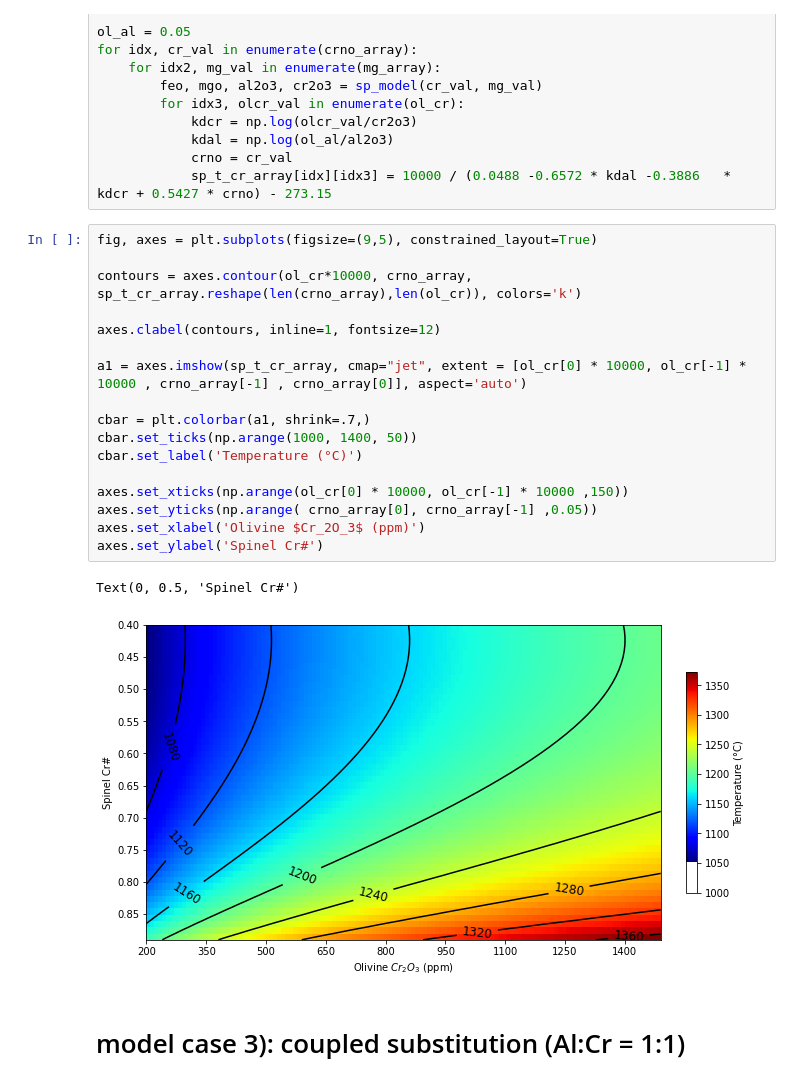
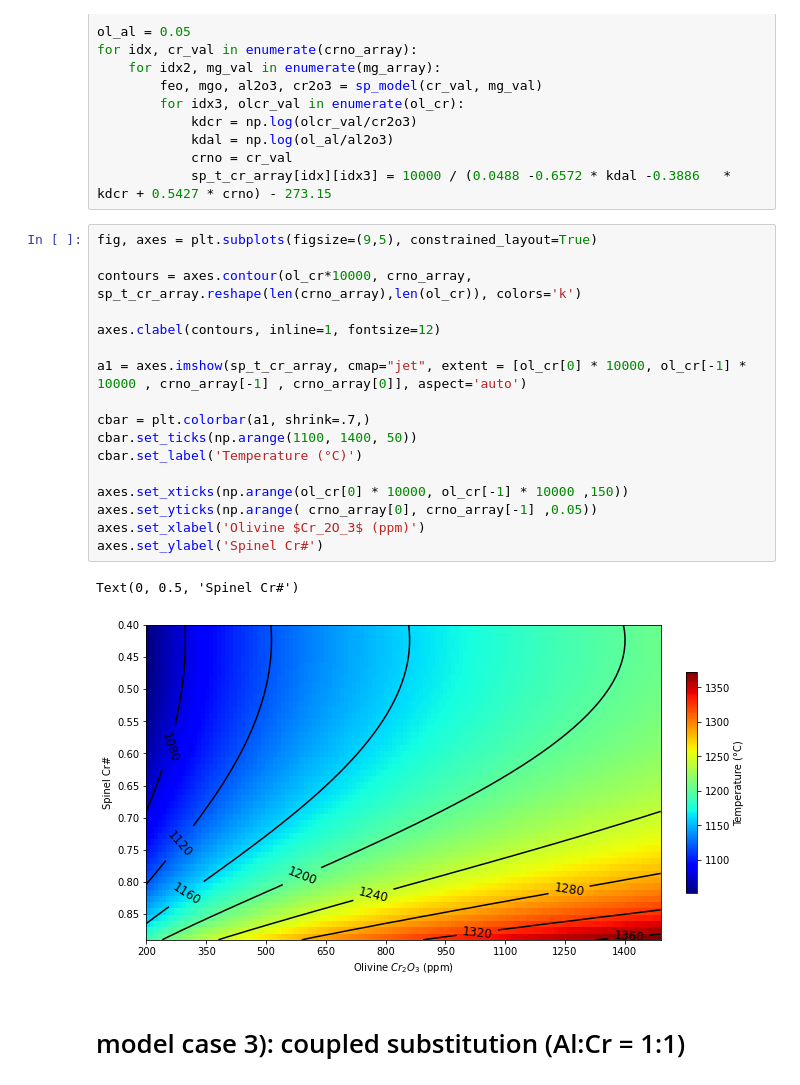
Before and after one commit to eazzzon/olspthermo, a Jupyter notebook: ReEquilibrationModel.ipynb, the cells around one changed output. Cells and saved outputs as stored; diff of their text form.

```diff
--- a/ReEquilibrationModel.ipynb
+++ b/ReEquilibrationModel.ipynb
@@ -118,23 +118,23 @@ for idx, cr_val in enumerate(crno_array):
 # %%
 fig, axes = plt.subplots(figsize=(9,5), constrained_layout=True)
 
 contours = axes.contour(ol_cr*10000, crno_array, sp_t_cr_array.reshape(len(crno_array),len(ol_cr)), colors='k')
 
 axes.clabel(contours, inline=1, fontsize=12)
 
 a1 = axes.imshow(sp_t_cr_array, cmap="jet", extent = [ol_cr[0] * 10000, ol_cr[-1] * 10000 , crno_array[-1] , crno_array[0]], aspect='auto')
 
 cbar = plt.colorbar(a1, shrink=.7,)
-cbar.set_ticks(np.arange(1000, 1400, 50))
+cbar.set_ticks(np.arange(1100, 1400, 50))
 cbar.set_label('Temperature (°C)')
 
 axes.set_xticks(np.arange(ol_cr[0] * 10000, ol_cr[-1] * 10000 ,150))
 axes.set_yticks(np.arange( crno_array[0], crno_array[-1] ,0.05))
 axes.set_xlabel('Olivine $Cr_2O_3$ (ppm)')
 axes.set_ylabel('Spinel Cr#')
 # %% [output]
 Text(0, 0.5, 'Spinel Cr#')
-[figure, old version]
+[figure, new version]
 # %% [markdown]
 # model case 3): coupled substitution (Al:Cr = 1:1)
 # %%
```
Also changed, not shown: parts of 1 cell of this notebook.
